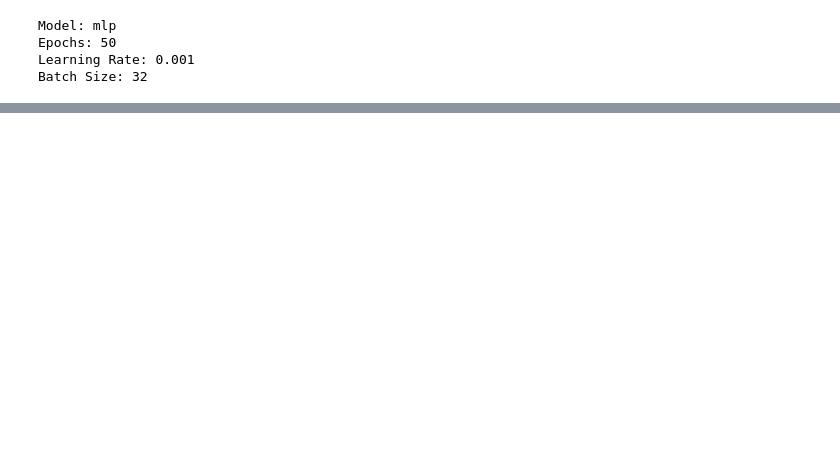
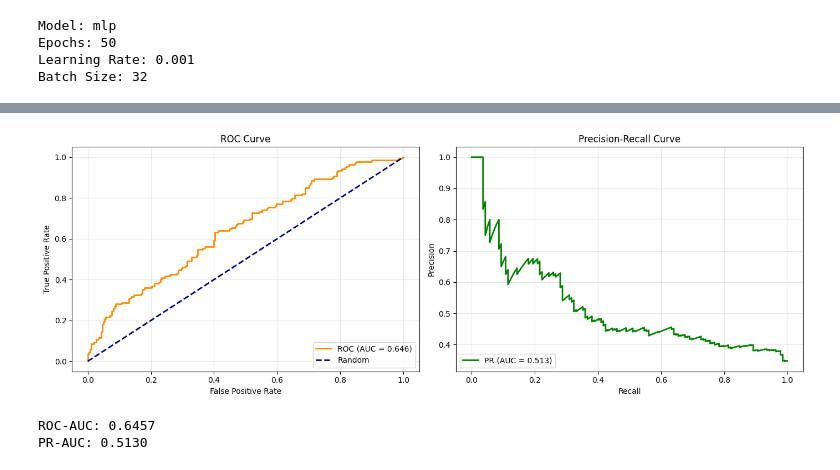
Before and after one commit to Surya-Hariharan/AI-Based-approach-for-prioritization-of-genetic-mutations, a Jupyter notebook: notebooks/Model_Training.ipynb, the cells around one changed output, grey strips where cells are left out. Drawn from its saved outputs; the diff is of its cells as text; code cells hidden in the pictures; blank space fills up the shorter version.

```diff
--- a/notebooks/Model_Training.ipynb
+++ b/notebooks/Model_Training.ipynb
@@ -203,32 +157,38 @@ print(f"Test Accuracy: {test_acc:.4f}")
 # %%
+from sklearn.metrics import roc_curve, auc, precision_recall_curve
+
 fpr, tpr, _ = roc_curve(all_labels, all_probs)
 roc_auc = auc(fpr, tpr)
 
 precision, recall, _ = precision_recall_curve(all_labels, all_probs)
 pr_auc = auc(recall, precision)
 
 fig, axes = plt.subplots(1, 2, figsize=(14, 5))
 
-axes[0].plot(fpr, tpr, color='darkorange', lw=2, label=f'ROC curve (AUC = {roc_auc:.3f})')
+axes[0].plot(fpr, tpr, color='darkorange', lw=2, label=f'ROC (AUC = {roc_auc:.3f})')
 axes[0].plot([0, 1], [0, 1], color='navy', lw=2, linestyle='--', label='Random')
 axes[0].set_xlabel('False Positive Rate')
 axes[0].set_ylabel('True Positive Rate')
 axes[0].set_title('ROC Curve')
 axes[0].legend(loc='lower right')
 axes[0].grid(True, alpha=0.3)
 
-axes[1].plot(recall, precision, color='green', lw=2, label=f'PR curve (AUC = {pr_auc:.3f})')
+axes[1].plot(recall, precision, color='green', lw=2, label=f'PR (AUC = {pr_auc:.3f})')
 axes[1].set_xlabel('Recall')
 axes[1].set_ylabel('Precision')
 axes[1].set_title('Precision-Recall Curve')
 axes[1].legend(loc='lower left')
 axes[1].grid(True, alpha=0.3)
 
 plt.tight_layout()
 plt.show()
 
 print(f"ROC-AUC: {roc_auc:.4f}")
 print(f"PR-AUC: {pr_auc:.4f}")
+# %% [output]
+[figure, added]
+ROC-AUC: 0.6457
+PR-AUC: 0.5130
 # %%
 cm = confusion_matrix(all_labels, all_preds)
 
```
Also changed, not shown: parts of 14 cells of this notebook, 35 other files.
